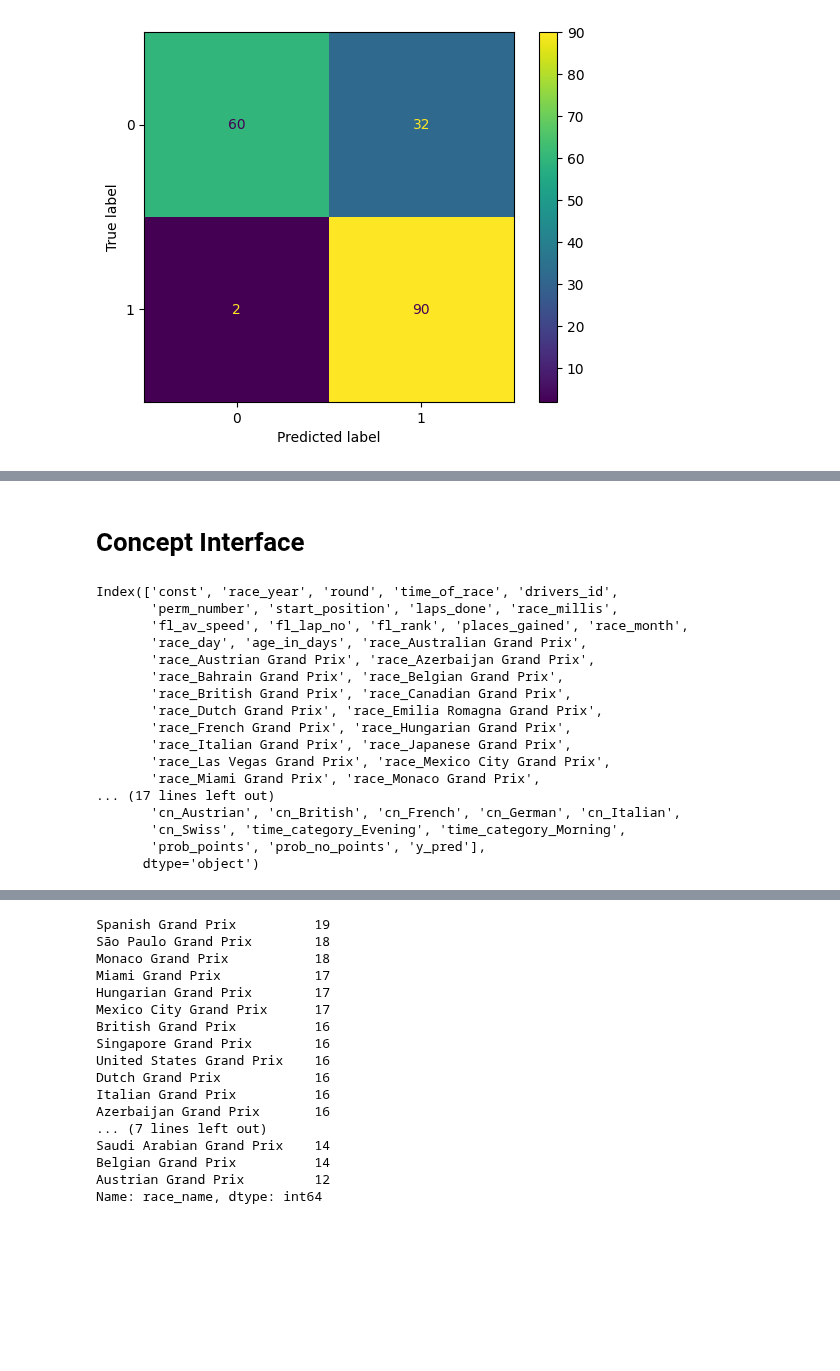
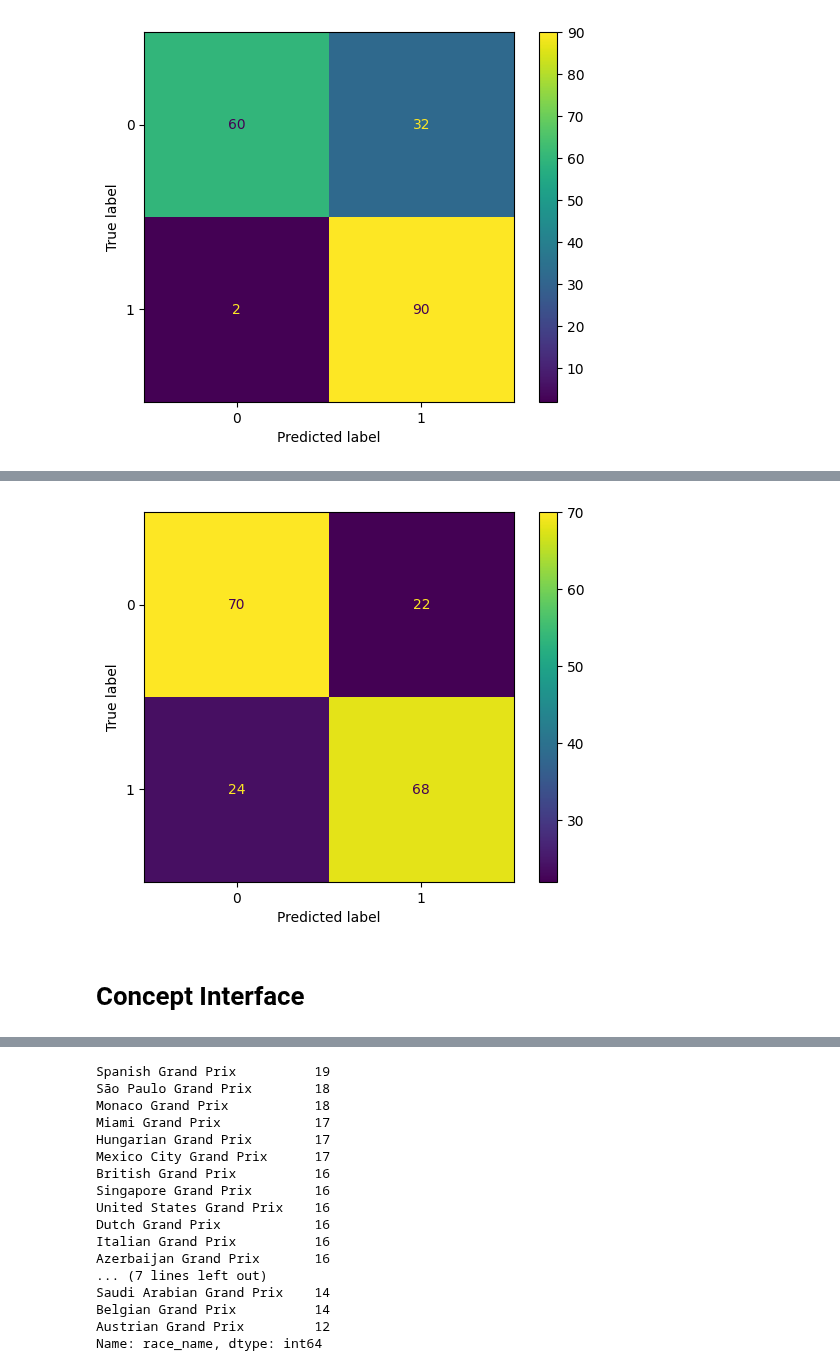
Before and after one commit to nat13lla/Capstone, a Jupyter notebook: datamanipulation/TrainTest_Split_FE.ipynb, the cells around one changed output, grey strips where cells are left out. Saved outputs shown, nothing was run; the diff lists cells and outputs as text; code cells hidden in the pictures; blank space fills up the shorter version.

```diff
--- a/datamanipulation/TrainTest_Split_FE.ipynb
+++ b/datamanipulation/TrainTest_Split_FE.ipynb
@@ -248,0 +490,14 @@ plt.show()
+# %%
+vif_features_test = X_test_fe[['start_position','race_Italian Grand Prix',
+       'race_United States Grand Prix', 'country_Azerbaijan',
+       'country_Bahrain', 'country_Belgium', 'country_Brazil',
+       'country_Canada', 'country_France', 'country_Hungary', 'country_Italy',
+       'country_Japan', 'country_Mexico', 'country_Monaco',
+       'country_Netherlands', 'country_Qatar', 'country_Saudi Arabia',
+       'country_Singapore', 'country_Spain', 'country_UAE', 'country_UK',
+       'country_USA', 'country_United States', 'dn_Australian', 'dn_Canadian',
+       'dn_Danish', 'dn_Dutch', 'dn_Finnish', 'dn_French', 'dn_German',
+       'dn_Japanese', 'dn_Mexican', 'dn_Monegasque', 'dn_New Zealander',
+       'dn_Spanish', 'dn_Thai', 'constructor_Ferrari', 'constructor_McLaren',
+       'constructor_RB F1 Team', 'constructor_Sauber', 'constructor_Williams',
+       'cn_French', 'cn_German', 'cn_Swiss']].copy()
@@ -248,0 +509,6 @@ plt.show()
+# %%
+# Make our prediction and Let's store them in 2 columns
+vif_features_test[['prob_points','prob_no_points']] = lr2.predict_proba(vif_features_test)
+# %%
+# Set that if prob_no_points > .5 then 0; else 1
+vif_features_test['y_pred'] = np.where(vif_features_test['prob_no_points']>.5, 1, 0)
@@ -249,22 +539,9 @@ plt.show()
+# %%
+# Displaying the confusion matrix!
+conf = metrics.confusion_matrix(y_test, vif_features_test['y_pred'])
+metrics.ConfusionMatrixDisplay(conf).plot()
+plt.show()
+# %% [output]
+[figure, added]
 # %% [markdown]
 # Concept Interface
-# %%
-X_train_fe.columns
-# %% [output]
-Index(['const', 'race_year', 'round', 'time_of_race', 'drivers_id',
-       'perm_number', 'start_position', 'laps_done', 'race_millis',
-       'fl_av_speed', 'fl_lap_no', 'fl_rank', 'places_gained', 'race_month',
-       'race_day', 'age_in_days', 'race_Australian Grand Prix',
-       'race_Austrian Grand Prix', 'race_Azerbaijan Grand Prix',
-       'race_Bahrain Grand Prix', 'race_Belgian Grand Prix',
-       'race_British Grand Prix', 'race_Canadian Grand Prix',
-       'race_Dutch Grand Prix', 'race_Emilia Romagna Grand Prix',
-       'race_French Grand Prix', 'race_Hungarian Grand Prix',
-       'race_Italian Grand Prix', 'race_Japanese Grand Prix',
-       'race_Las Vegas Grand Prix', 'race_Mexico City Grand Prix',
-       'race_Miami Grand Prix', 'race_Monaco Grand Prix',
-... (17 lines left out)
-       'cn_Austrian', 'cn_British', 'cn_French', 'cn_German', 'cn_Italian',
-       'cn_Swiss', 'time_category_Evening', 'time_category_Morning',
-       'prob_points', 'prob_no_points', 'y_pred'],
-      dtype='object')
```
Also changed, not shown: parts of 27 cells of this notebook.
